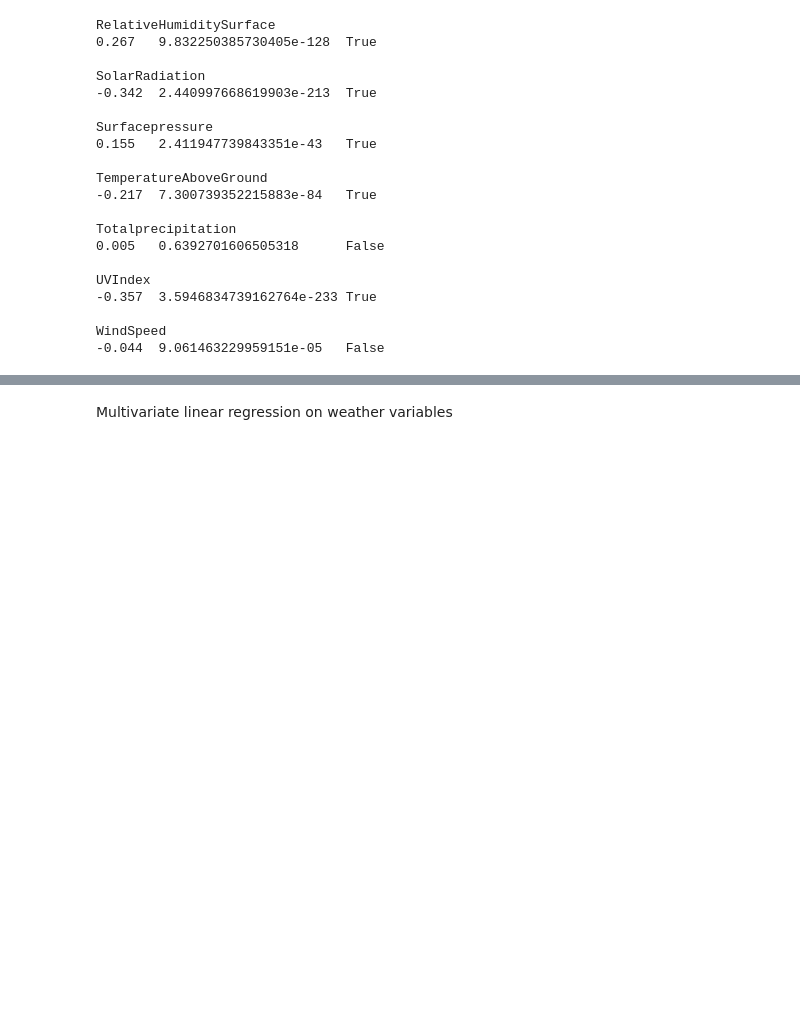
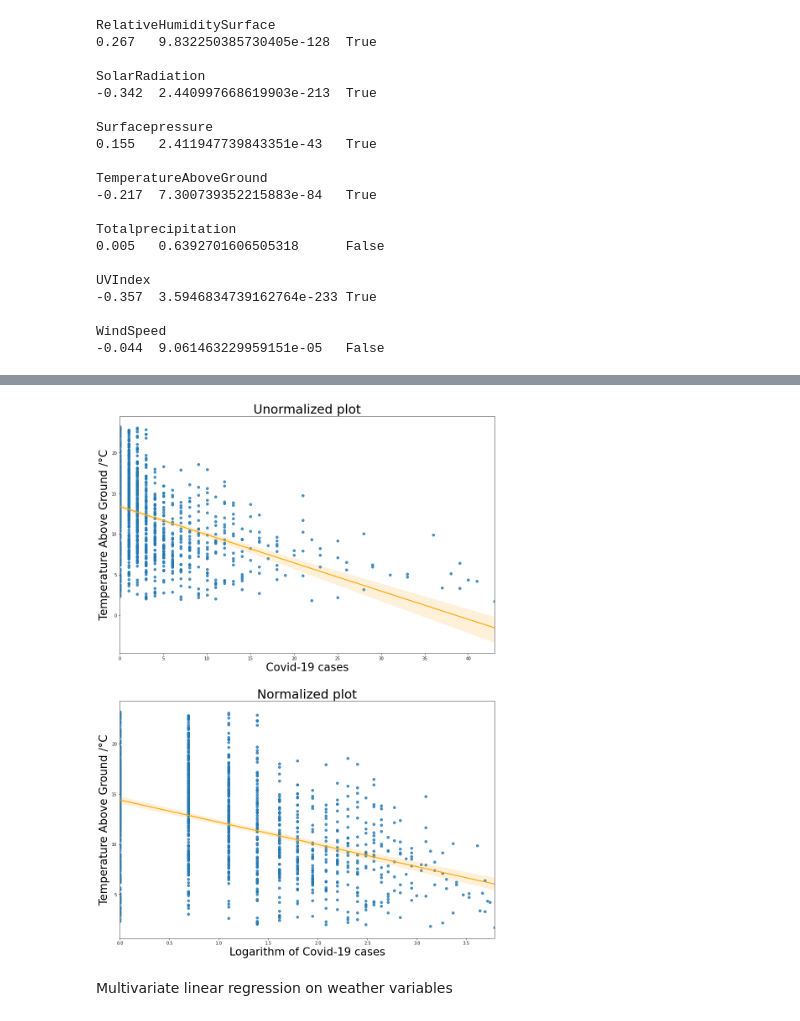
Before and after one commit to Ivpe1975/fyp2021p02g07, a Jupyter notebook: notebooks/DataAnalysis.ipynb, the cells around one changed output, grey strips where cells are left out. Cells and saved outputs as stored; diff of their text form; code cells hidden in the pictures; blank space fills up the shorter version.

```diff
--- a/notebooks/DataAnalysis.ipynb
+++ b/notebooks/DataAnalysis.ipynb
@@ -631,6 +679,11 @@ WindSpeed
 # %%
+corrsum4=0
+mergeddk['cases']=mergeddk['cases']+1
 for i in statcols:
-    corr, pvalue = pearsonr(merged["cases"], merged[i])
+    corr, pvalue = pearsonr(np.log(mergeddk['cases']), mergeddk[i])
     print(f"{i}\n{corr:.3f}\t{pvalue}\t{pvalue < thresh}\n")
+    corrsum4=corrsum4+abs(corr)
+mergeddk['cases']=mergeddk['cases']-1
+print(corrsum3/len(statcols)-corrsum4/len(statcols))
 # %% [output]
 RelativeHumiditySurface
@@ -656,3 +727,24 @@ WindSpeed
+# %%
+#making scatters for denmark
+fig, ax = plt.subplots(2,1,figsize=(16,16))
+# ax[0].scatter(merged["cases"],merged['SolarRadiation'])
+# ax[1].scatter(np.log(merged['cases']), merged['UVIndex'])
+sb.regplot(x=mergeddk["cases"],y=mergeddk['TemperatureAboveGround'],ax=ax[0],line_kws={'color':'orange'})
+mergeddk['cases']=mergeddk['cases']+1
+ax[0].set_title('Unormalized plot',fontsize=30)
+ax[0].set_ylabel('Temperature Above Ground /°C',size=26)
+ax[0].set_xlabel('Covid-19 cases',size=26)
+
+
+sb.regplot(x=np.log(mergeddk["cases"]),y=mergeddk['TemperatureAboveGround'],ax=ax[1],line_kws={'color':'orange'})
+ax[1].set_title('Normalized plot',fontsize=30)
+ax[1].set_xlabel('Logarithm of Covid-19 cases',size=26)
+ax[1].set_ylabel('Temperature Above Ground /°C',size=26)
+plt.subplots_adjust(bottom=-0.2)
+mergeddk['cases']=mergeddk['cases']-1
+plt.show()
+# %% [output]
+[figure, added]
 # %% [markdown]
 Multivariate linear regression on weather variables
 # %%
```
Also changed, not shown: parts of 24 cells of this notebook.
